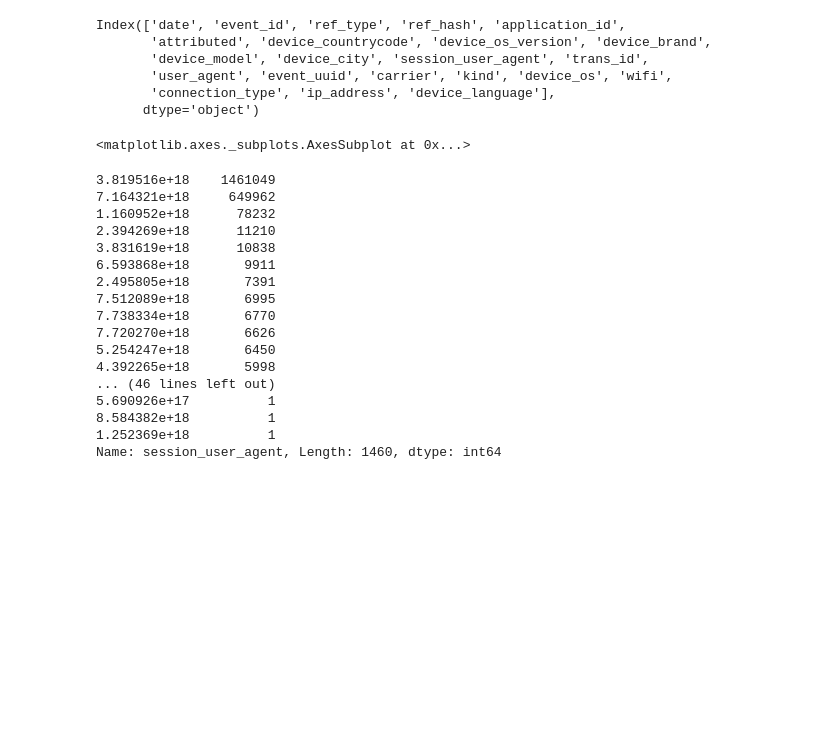
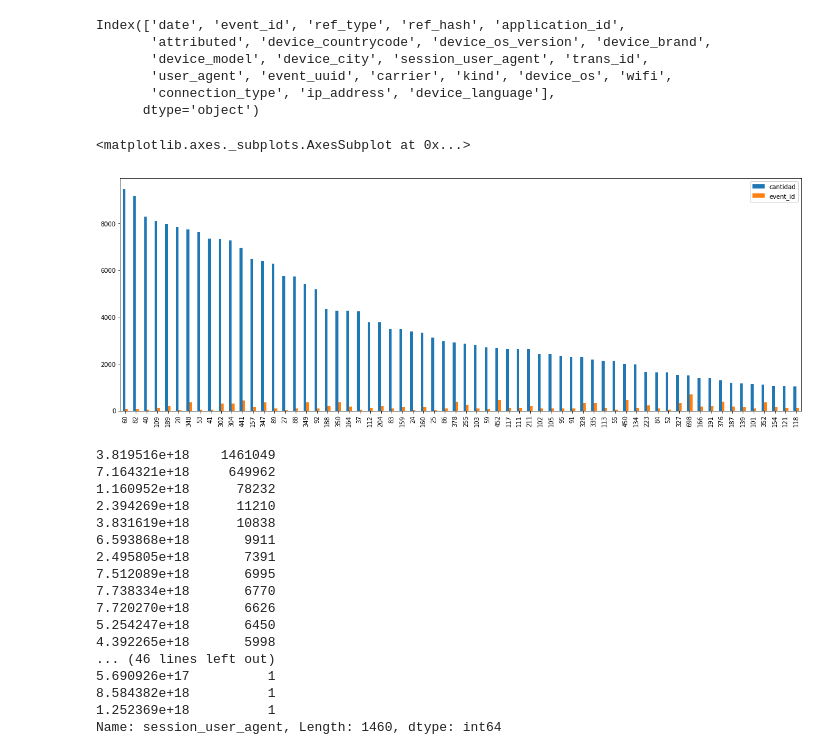
Before and after one commit to AlejandroKler/Datanesa, a Jupyter notebook: ale.ipynb, the cells around one changed output. Drawn from its saved outputs; the diff is of its cells as text; code cells hidden in the pictures; blank space fills up the shorter version.

```diff
--- a/ale.ipynb
+++ b/ale.ipynb
@@ -73,11 +70,11 @@ Index(['date', 'event_id', 'ref_type', 'ref_hash', 'application_id',
 # %%
 eventos_x_cantidad = pd.DataFrame(events["event_id"].value_counts())
 eventos_x_cantidad.rename(columns={'event_id':'cantidad'}, inplace=True)
 eventos_x_cantidad["event_id"] = eventos_x_cantidad.index
 eventos_x_cantidad = eventos_x_cantidad[(eventos_x_cantidad["cantidad"] < 10000) & (eventos_x_cantidad["cantidad"] > 1000)]
-eventos_x_cantidad.plot(kind="bar", figsize=(20,7))
 # %% [output]
 <matplotlib.axes._subplots.AxesSubplot at 0x...>
+[figure, added]
 # %%
 events["session_user_agent"].value_counts()
 # %% [output]
```
Also changed, not shown: parts of 12 cells of this notebook, 1 other file.
